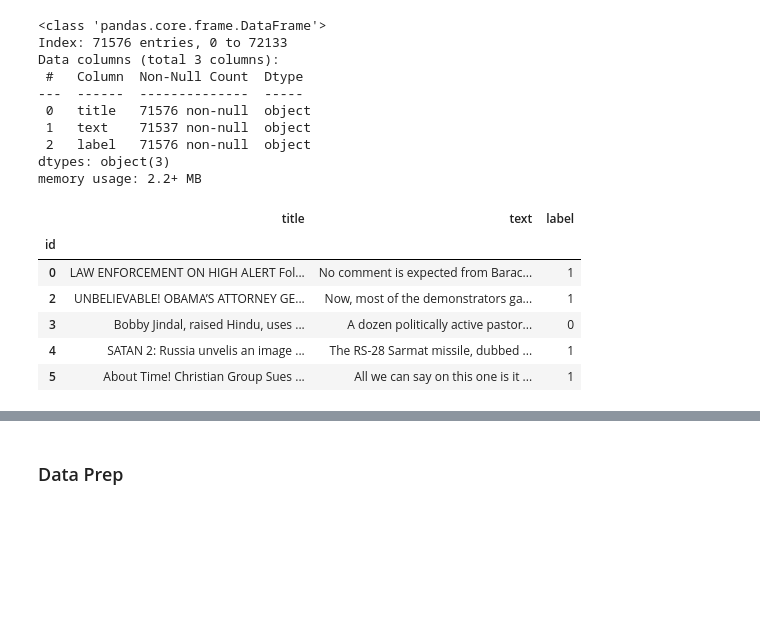
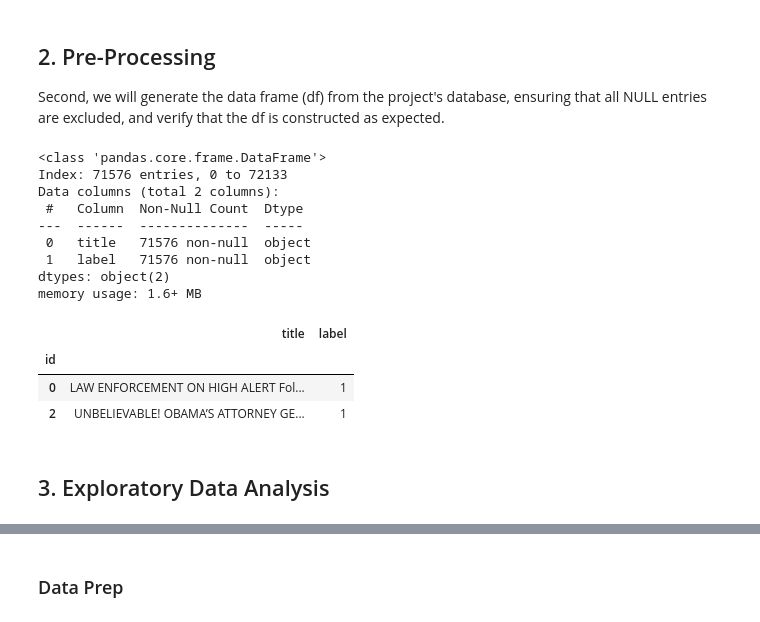
Before and after one commit to link1226/CAP4770-Project, a Jupyter notebook: notebooks/JoesNotebook.ipynb, the cells around one changed output, grey strips where cells are left out. Drawn from its saved outputs; the diff is of its cells as text; code cells hidden in the pictures; blank space fills up the shorter version.

```diff
--- a/notebooks/JoesNotebook.ipynb
+++ b/notebooks/JoesNotebook.ipynb
@@ -89,8 +234,13 @@ def print_lists_side_by_side(positive_list, negative_list, number, type):
+# %% [markdown]
+## 2. Pre-Processing
+
+Second, we will generate the data frame (df) from the project's database, ensuring that all NULL entries are excluded, and verify that the df is constructed as expected.
 # %%
 # Build DF from DB, Remove NULL entries
+
 conn = sqlite3.connect("../WELFake_Dataset.db")
 df = pd.read_sql(
-    "SELECT * FROM WELFake_Dataset WHERE title IS NOT NULL",
+    "SELECT id, title, label FROM WELFake_Dataset WHERE title IS NOT NULL",
     conn,
     index_col="id"
 )
@@ -108,22 +247,20 @@ titles_train, titles_test, labels_train, labels_test = train_test_split(
 # %%
 # Check DF
 df.info(verbose=True)
-df.head()
+df.head(2)
 # %% [output]
 <class 'pandas.core.frame.DataFrame'>
 Index: 71576 entries, 0 to 72133
-Data columns (total 3 columns):
+Data columns (total 2 columns):
  #   Column  Non-Null Count  Dtype
 ---  ------  --------------  -----
  0   title   71576 non-null  object
- 1   text    71537 non-null  object
- 2   label   71576 non-null  object
-dtypes: object(3)
-memory usage: 2.2+ MB
+ 1   label   71576 non-null  object
+dtypes: object(2)
+memory usage: 1.6+ MB
-|  | title | text | label |
-| id |  |  |  |
-| 0 | LAW ENFORCEMENT ON HIGH ALERT Fol... | No comment is expected from Barac... | 1 |
-| 2 | UNBELIEVABLE! OBAMA’S ATTORNEY GE... | Now, most of the demonstrators ga... | 1 |
-| 3 | Bobby Jindal, raised Hindu, uses ... | A dozen politically active pastor... | 0 |
-| 4 | SATAN 2: Russia unvelis an image ... | The RS-28 Sarmat missile, dubbed ... | 1 |
-| 5 | About Time! Christian Group Sues ... | All we can say on this one is it ... | 1 |
+|  | title | label |
+| id |  |  |
+| 0 | LAW ENFORCEMENT ON HIGH ALERT Fol... | 1 |
+| 2 | UNBELIEVABLE! OBAMA’S ATTORNEY GE... | 1 |
+# %% [markdown]
+## 3. Exploratory Data Analysis
```
Also changed, not shown: parts of 38 cells of this notebook, 1 other file.
